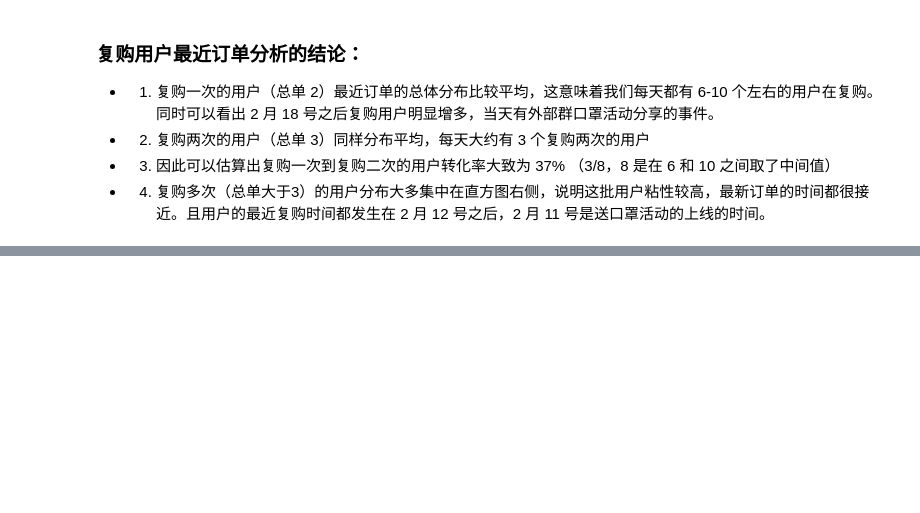
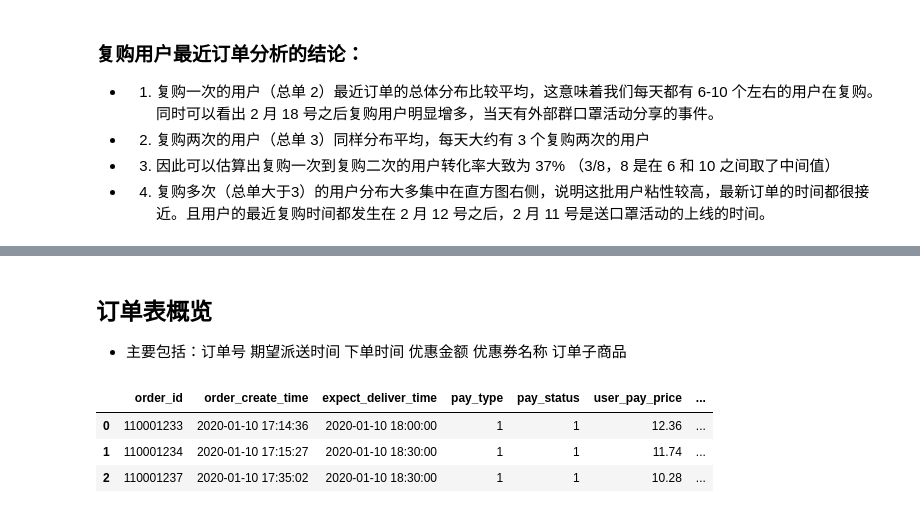
Before and after one commit to ConnorLi96/python-notebook, a Jupyter notebook: loyal_user_analysis.ipynb, the cells around one changed output, grey strips where cells are left out. Saved outputs shown, nothing was run; the diff lists cells and outputs as text; code cells hidden in the pictures; blank space fills up the shorter version.

```diff
--- a/loyal_user_analysis.ipynb
+++ b/loyal_user_analysis.ipynb
@@ -311,0 +311,10 @@ See the caveats in the documentation: http://pandas.pydata.org/pandas-docs/stabl
+# %% [markdown]
+## 订单表概览
+- 主要包括：订单号 期望派送时间 下单时间 优惠金额 优惠券名称 订单子商品
+# %%
+df_order.head(3)
+# %% [output]
+|  | order_id | order_create_time | expect_deliver_time | pay_type | pay_status | user_pay_price | ... |
+| 0 | 110001233 | 2020-01-10 17:14:36 | 2020-01-10 18:00:00 | 1 | 1 | 12.36 | ... |
+| 1 | 110001234 | 2020-01-10 17:15:27 | 2020-01-10 18:30:00 | 1 | 1 | 11.74 | ... |
+| 2 | 110001237 | 2020-01-10 17:35:02 | 2020-01-10 18:30:00 | 1 | 1 | 10.28 | ... |
```
Also changed, not shown: parts of 17 cells of this notebook.
